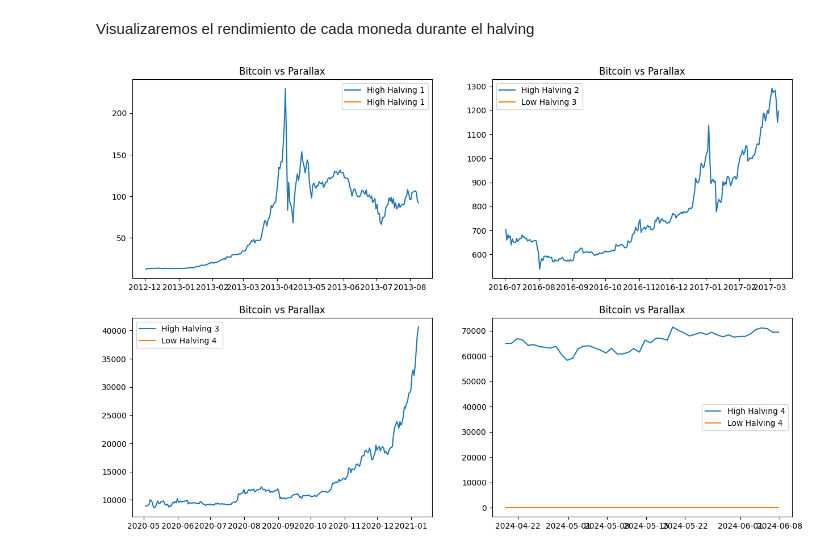
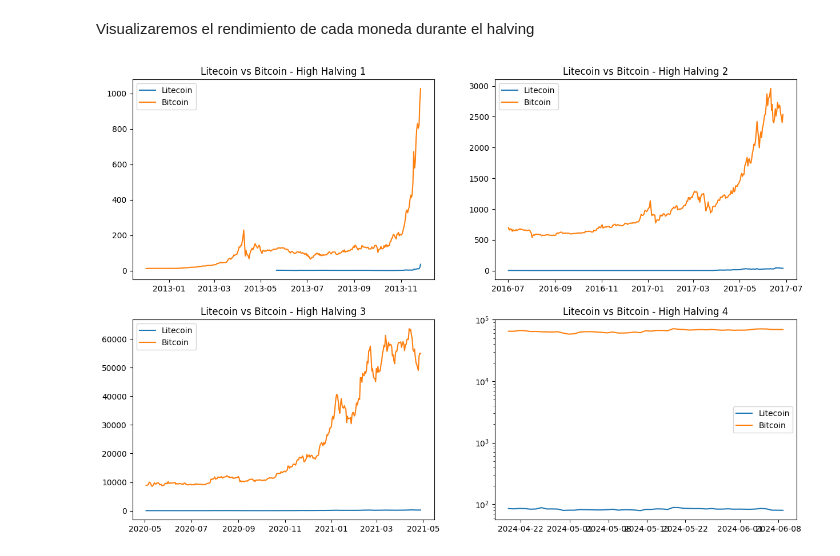
Before and after one commit to LuisFelipePoma/Crypto_App, a Jupyter notebook: src/notebooks/crispdm_model/2_EDA.ipynb, the cells around one changed output. Saved outputs shown, nothing was run; the diff lists cells and outputs as text; code cells hidden in the pictures.

```diff
--- a/src/notebooks/crispdm_model/2_EDA.ipynb
+++ b/src/notebooks/crispdm_model/2_EDA.ipynb
@@ -124,43 +104,45 @@ df_halving_4.set_index("datetime", inplace=True)
 # %%
 def plot_by_coins(coin_1: str, coin_2: str) -> None:
     fig, axs = plt.subplots(2, 2, figsize=(15, 10))
+    ax = plt.gca()
+    ax.set_yscale('log')
 
     # Ordena y grafica para coin_1 en High Halving 1
     df_high_halving_1_sorted = df_halving_1[df_halving_1["name"] == coin_1].sort_index()
     df_low_halving_1_sorted = df_halving_1[df_halving_1["name"] == coin_2].sort_index()
-    axs[0, 0].plot(df_high_halving_1_sorted["close"], label="High Halving 1")
-    axs[0, 0].plot(df_low_halving_1_sorted["close"], label="High Halving 1")
-    axs[0, 0].set_title(f"{coin_1} vs {coin_2}")
+    axs[0, 0].plot(df_high_halving_1_sorted["close"], label=f"{coin_1}")
+    axs[0, 0].plot(df_low_halving_1_sorted["close"], label=f"{coin_2}")
+    axs[0, 0].set_title(f"{coin_1} vs {coin_2} - High Halving 1")
     axs[0, 0].legend()
 
     # Ordena y grafica para coin_1 en High Halving 2 y coin_2 en Low Halving 2
     df_high_halving_2_sorted = df_halving_2[df_halving_2["name"] == coin_1].sort_index()
     df_low_halving_2_sorted = df_halving_2[df_halving_2["name"] == coin_2].sort_index()
-    axs[0, 1].plot(df_high_halving_2_sorted["close"], label="High Halving 2")
-    axs[0, 1].plot(df_low_halving_2_sorted["close"], label="Low Halving 3")
-    axs[0, 1].set_title(f"{coin_1} vs {coin_2}")
+    axs[0, 1].plot(df_high_halving_2_sorted["close"], label=f"{coin_1}")
+    axs[0, 1].plot(df_low_halving_2_sorted["close"], label=f"{coin_2}")
+    axs[0, 1].set_title(f"{coin_1} vs {coin_2} - High Halving 2")
     axs[0, 1].legend()
 
     # Ordena y grafica para coin_1 en High Halving 3 y coin_2 en Low Halving 3
     df_high_halving_3_sorted = df_halving_3[df_halving_3["name"] == coin_1].sort_index()
     df_low_halving_3_sorted = df_halving_3[df_halving_3["name"] == coin_2].sort_index()
-    axs[1, 0].plot(df_high_halving_3_sorted["close"], label="High Halving 3")
-    axs[1, 0].plot(df_low_halving_3_sorted["close"], label="Low Halving 4")
-    axs[1, 0].set_title(f"{coin_1} vs {coin_2}")
+    axs[1, 0].plot(df_high_halving_3_sorted["close"], label=f"{coin_1}")
+    axs[1, 0].plot(df_low_halving_3_sorted["close"], label=f"{coin_2}")
+    axs[1, 0].set_title(f"{coin_1} vs {coin_2} - High Halving 3")
     axs[1, 0].legend()
 
     # Ordena y grafica para coin_1 y coin_2 en High Halving 4 y Low Halving 4 respectivamente
     # Aquí, df_low_halving_4_sorted ya está ordenado de antes, así que lo reutilizamos
     df_high_halving_4_sorted = df_halving_4[df_halving_4["name"] == coin_1].sort_index()
     df_low_halving_4_sorted = df_halving_4[df_halving_4["name"] == coin_2].sort_index()
-    axs[1, 1].plot(df_high_halving_4_sorted["close"], label="High Halving 4")
-    axs[1, 1].plot(df_low_halving_4_sorted["close"], label="Low Halving 4")
-    axs[1, 1].set_title(f"{coin_1} vs {coin_2}")
+    axs[1, 1].plot(df_high_halving_4_sorted["close"], label=f"{coin_1}")
+    axs[1, 1].plot(df_low_halving_4_sorted["close"], label=f"{coin_2}")
+    axs[1, 1].set_title(f"{coin_1} vs {coin_2} - High Halving 4")
     axs[1, 1].legend()
 
     plt.show()
 # %%
-plot_by_coins("Bitcoin","Parallax")
+plot_by_coins("Litecoin","Bitcoin")
 # %% [output]
-[figure, old version]
+[figure, new version]
 # %%
```
Also changed, not shown: parts of 8 cells of this notebook, 8 other files.
